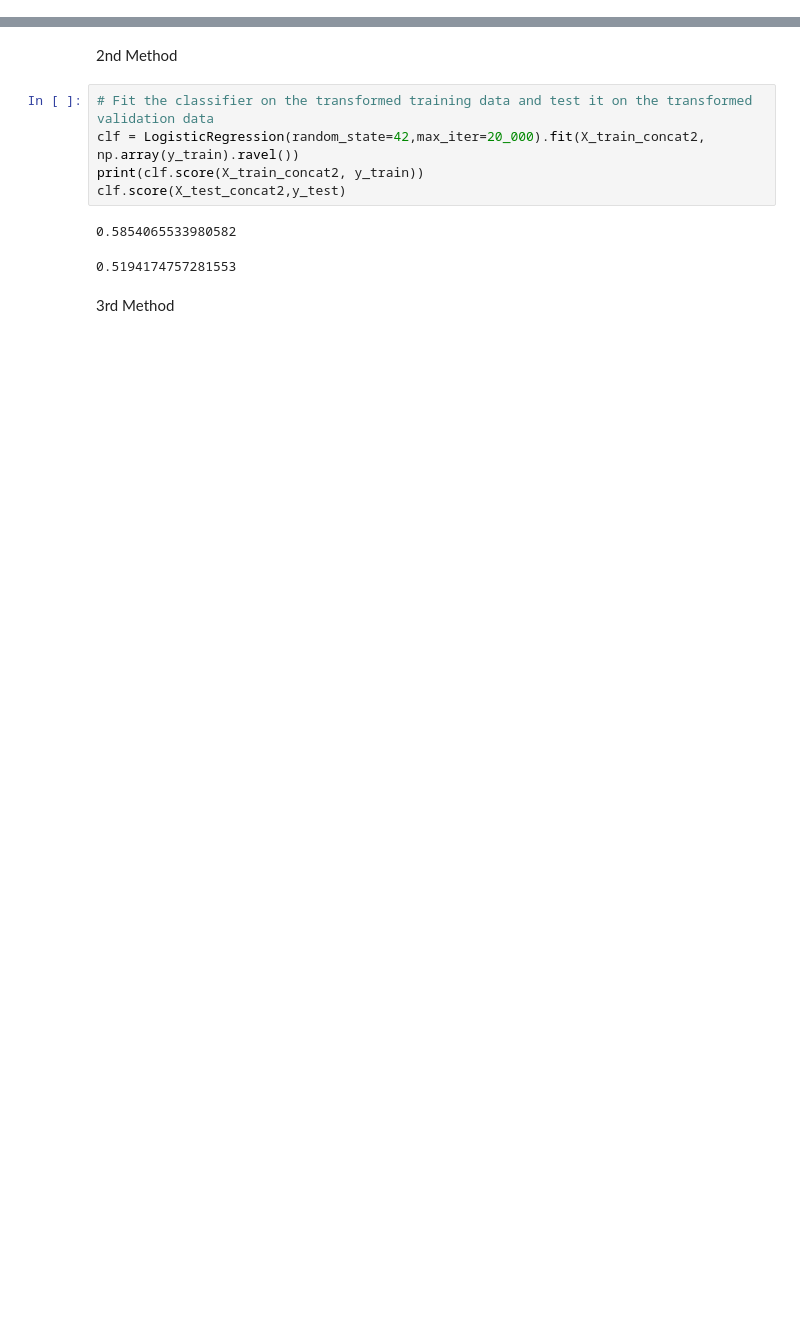
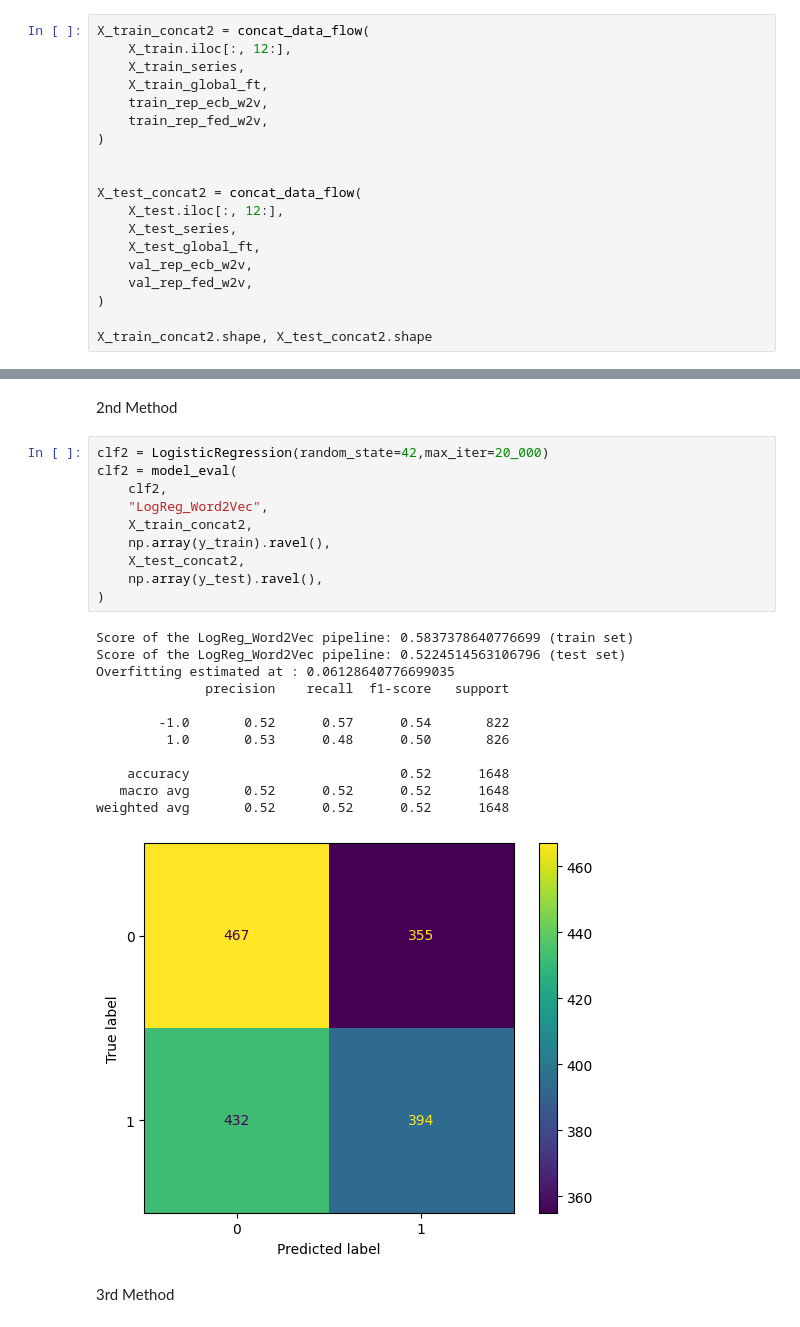
Before and after one commit to vincent-lagarde/Challenge_Natixis_NLP_Finance, a Jupyter notebook: notebooks/data_model.ipynb, the cells around one changed output, grey strips where cells are left out. Saved outputs shown, nothing was run; the diff lists cells and outputs as text; blank space fills up the shorter version.

```diff
--- a/notebooks/data_model.ipynb
+++ b/notebooks/data_model.ipynb
@@ -429,0 +344,19 @@ X_test_concat3.shape
+# %%
+X_train_concat2 = concat_data_flow(
+    X_train.iloc[:, 12:],
+    X_train_series,
+    X_train_global_ft,
+    train_rep_ecb_w2v,
+    train_rep_fed_w2v,
+)
+
+
+X_test_concat2 = concat_data_flow(
+    X_test.iloc[:, 12:],
+    X_test_series,
+    X_test_global_ft,
+    val_rep_ecb_w2v,
+    val_rep_fed_w2v,
+)
+
+X_train_concat2.shape, X_test_concat2.shape
@@ -444,12 +413,27 @@ clf.score(X_test_concat,y_test)
 # %% [markdown]
 2nd Method
-# %%
-# Fit the classifier on the transformed training data and test it on the transformed validation data
-clf = LogisticRegression(random_state=42,max_iter=20_000).fit(X_train_concat2, np.array(y_train).ravel())
-print(clf.score(X_train_concat2, y_train))
-clf.score(X_test_concat2,y_test)
-# %% [output]
-0.5854065533980582
-0.5194174757281553
+# %%
+clf2 = LogisticRegression(random_state=42,max_iter=20_000)
+clf2 = model_eval(
+    clf2,
+    "LogReg_Word2Vec",
+    X_train_concat2,
+    np.array(y_train).ravel(),
+    X_test_concat2,
+    np.array(y_test).ravel(),
+)
+# %% [output]
+Score of the LogReg_Word2Vec pipeline: 0.5837378640776699 (train set)
+Score of the LogReg_Word2Vec pipeline: 0.5224514563106796 (test set)
+Overfitting estimated at : 0.06128640776699035
+              precision    recall  f1-score   support
+
+        -1.0       0.52      0.57      0.54       822
+         1.0       0.53      0.48      0.50       826
+
+    accuracy                           0.52      1648
+   macro avg       0.52      0.52      0.52      1648
+weighted avg       0.52      0.52      0.52      1648
+[figure, added]
 # %% [markdown]
 3rd Method
```
Also changed, not shown: parts of 61 cells of this notebook, 9 other files.
